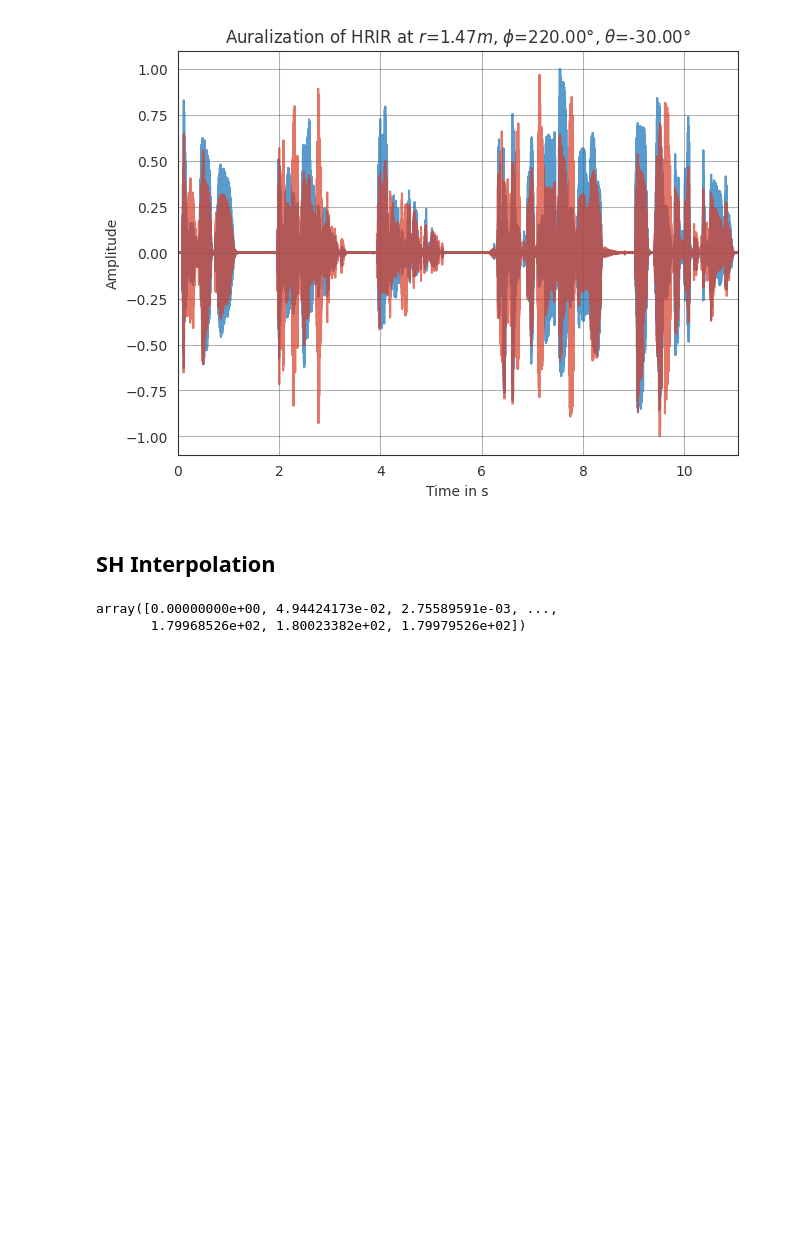
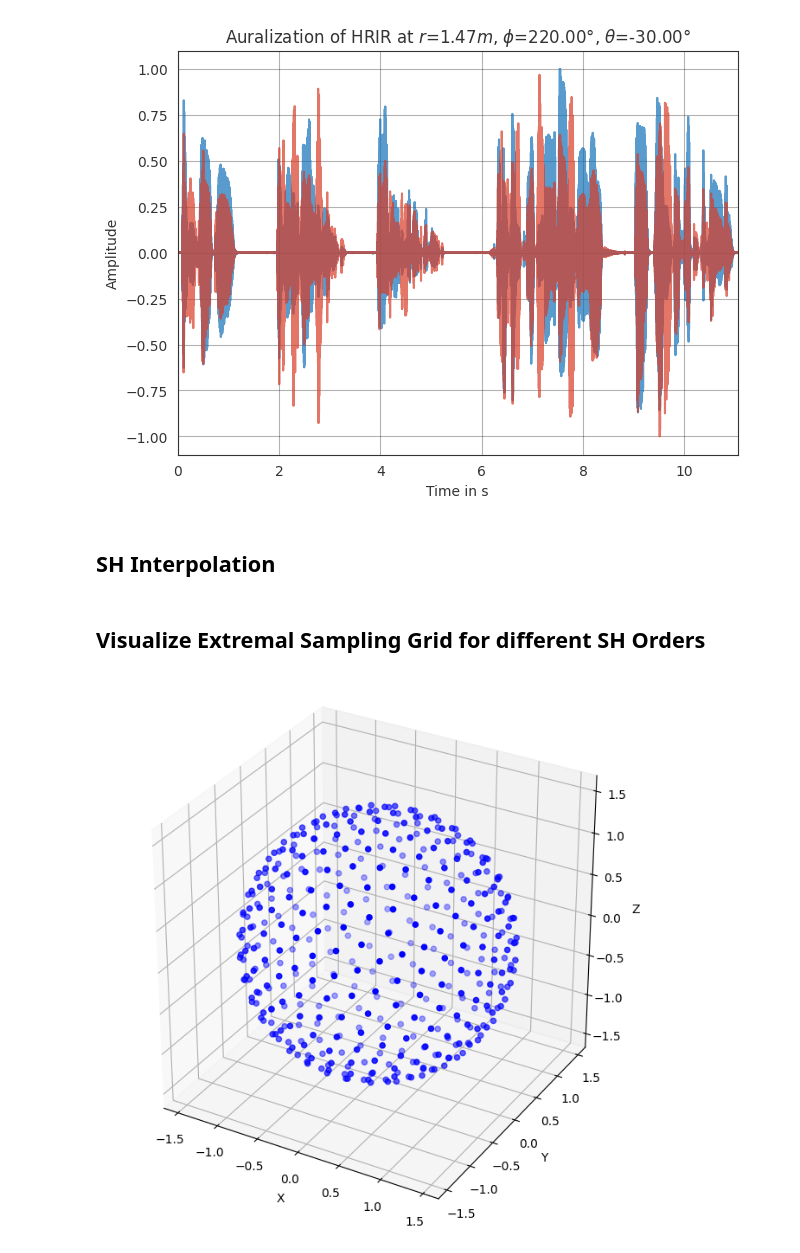
Before and after one commit to vackva/Orbe, a Jupyter notebook: python/ResearchNotebook.ipynb, the cells around one changed output. Drawn from its saved outputs; the diff is of its cells as text; code cells hidden in the pictures; blank space fills up the shorter version.

Commit message:
added visualization of sampling grid to ResearchNotebook

```diff
--- a/python/ResearchNotebook.ipynb
+++ b/python/ResearchNotebook.ipynb
@@ -138,8 +138,24 @@ sofa.Data_SamplingRate = 44100.0
 file = os.path.join(
     r'..',  'assets', 'pp2_HRIRs_measured_interpolated.sofa')
 sof.write_sofa(file, sofa,compression=0)
-# %%
-hrirs, sources, _ = pf.io.read_sofa(os.path.join('..', 'assets', 'pp2_HRIRs_measured_interpolated.sofa'))
-# %% [output]
-array([0.00000000e+00, 4.94424173e-02, 2.75589591e-03, ...,
-       1.79968526e+02, 1.80023382e+02, 1.79979526e+02])
+# %% [markdown]
+## Visualize Extremal Sampling Grid for different SH Orders
+# %%
+grid = pf.samplings.sph_extremal(n_points=None, sh_order=20, radius=1.47)
+x, y, z = grid.x, grid.y, grid.z
+
+# Plot the grid
+fig = plt.figure(figsize=(8, 8))
+ax = fig.add_subplot(111, projection='3d')
+ax.scatter(x, y, z, color='blue', s=20)
+
+# Set the aspect ratio to be equal
+ax.set_box_aspect([1, 1, 1])
+
+ax.set_xlabel("X")
+ax.set_ylabel("Y")
+ax.set_zlabel("Z")
+
+plt.show()
+# %% [output]
+[figure, added]
```
